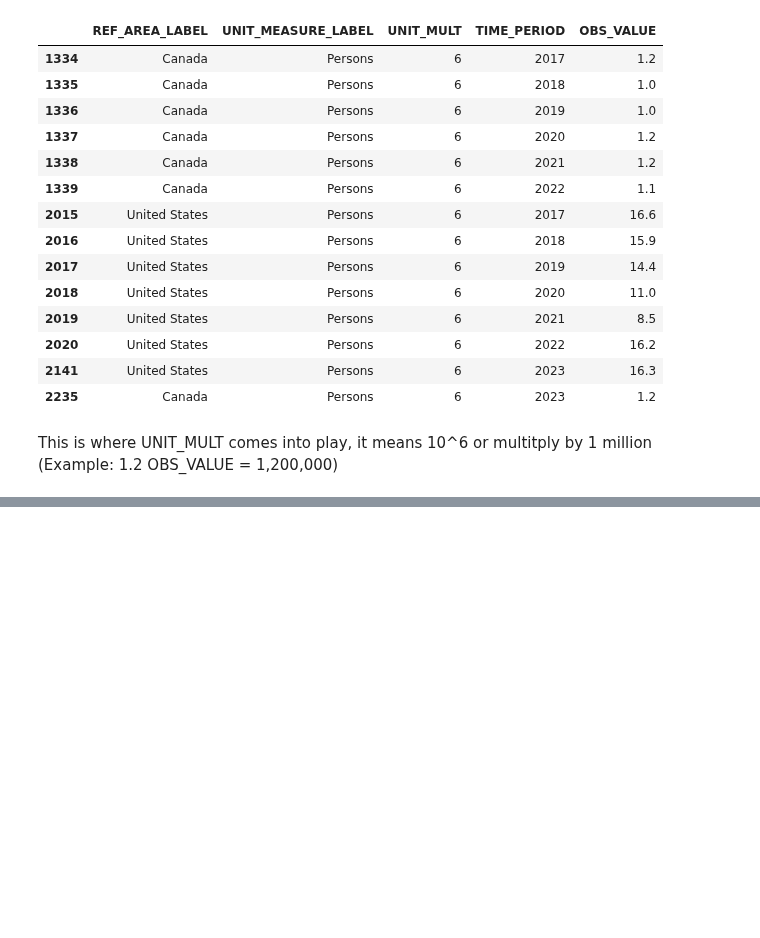
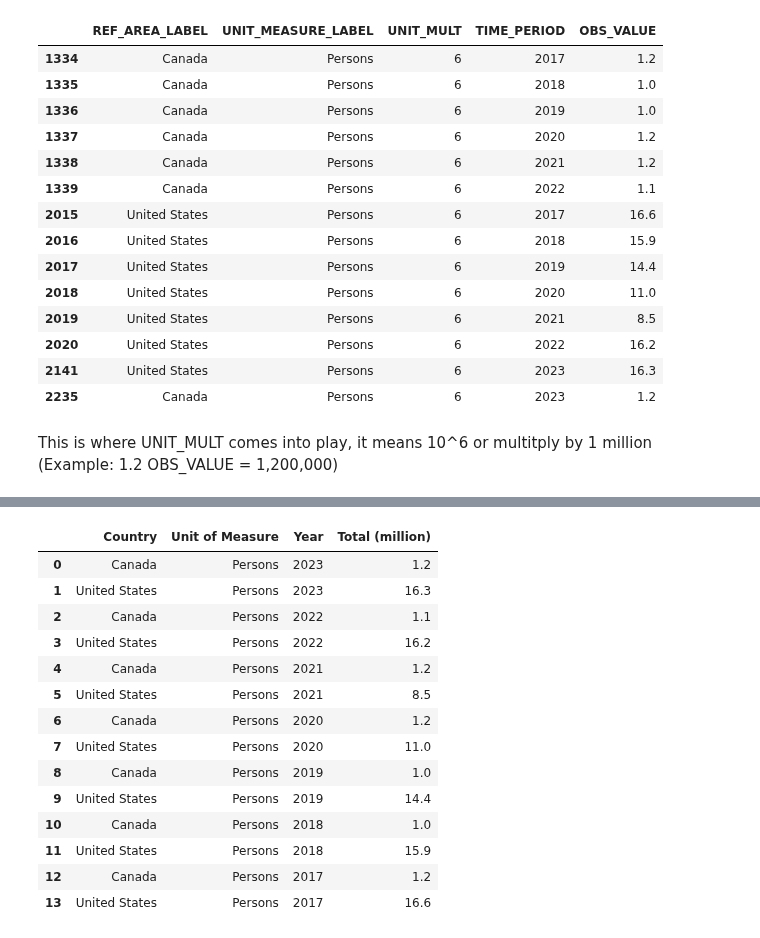
Before and after one commit to nickbartram/climate_agriculture_impact, a Jupyter notebook: healthy_diet.ipynb, the cells around one changed output, grey strips where cells are left out. Saved outputs shown, nothing was run; the diff lists cells and outputs as text; code cells hidden in the pictures; blank space fills up the shorter version.

```diff
--- a/healthy_diet.ipynb
+++ b/healthy_diet.ipynb
@@ -151,0 +201,24 @@ This is where UNIT_MULT comes into play, it means 10^6 or multitply by 1 million
+# %%
+# Sort diet_persons_df
+diet_persons_df = diet_persons_df.sort_values(
+    by=['Year', 'Country'],
+    ascending=[False, True],
+).reset_index(drop=True)
+
+diet_persons_df
+# %% [output]
+|  | Country | Unit of Measure | Year | Total (million) |
+| 0 | Canada | Persons | 2023 | 1.2 |
+| 1 | United States | Persons | 2023 | 16.3 |
+| 2 | Canada | Persons | 2022 | 1.1 |
+| 3 | United States | Persons | 2022 | 16.2 |
+| 4 | Canada | Persons | 2021 | 1.2 |
+| 5 | United States | Persons | 2021 | 8.5 |
+| 6 | Canada | Persons | 2020 | 1.2 |
+| 7 | United States | Persons | 2020 | 11.0 |
+| 8 | Canada | Persons | 2019 | 1.0 |
+| 9 | United States | Persons | 2019 | 14.4 |
+| 10 | Canada | Persons | 2018 | 1.0 |
+| 11 | United States | Persons | 2018 | 15.9 |
+| 12 | Canada | Persons | 2017 | 1.2 |
+| 13 | United States | Persons | 2017 | 16.6 |
```
Also changed, not shown: parts of 9 cells of this notebook.
